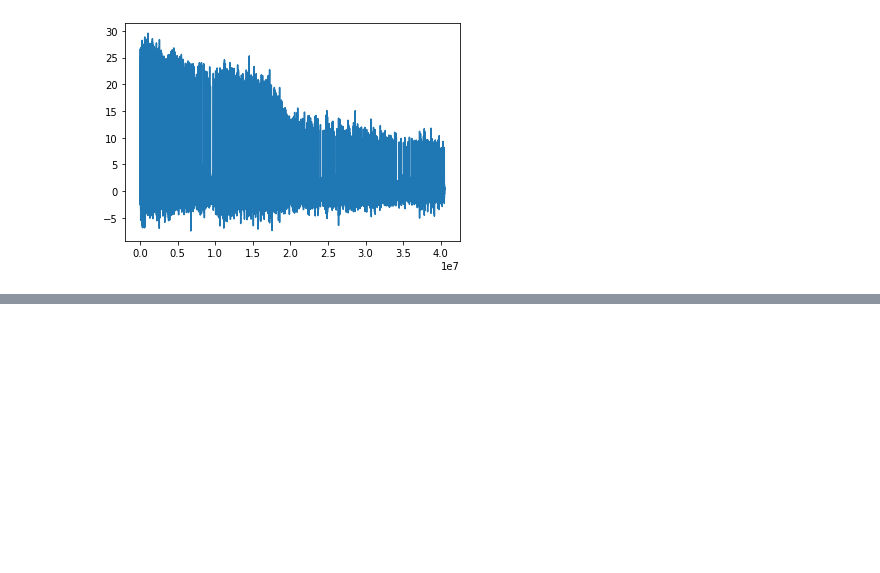
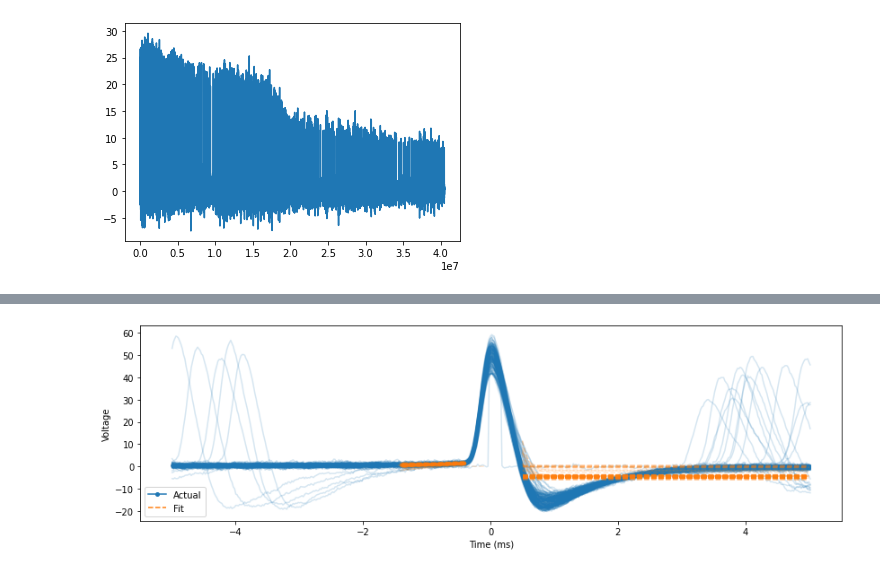
Before and after one commit to voytekresearch/spikewise, a Jupyter notebook: datasets/spe-1_rh/spe-1_rh_c42_IAPvsEAP.ipynb, the cells around one changed output, grey strips where cells are left out. Cells and saved outputs as stored; diff of their text form; code cells hidden in the pictures; blank space fills up the shorter version.

```diff
--- a/datasets/spe-1_rh/spe-1_rh_c42_IAPvsEAP.ipynb
+++ b/datasets/spe-1_rh/spe-1_rh_c42_IAPvsEAP.ipynb
@@ -110,0 +145,13 @@ plt.plot(patch_filt)
+# %%
+#Run spikeparam on inferred EAPs
+
+sp_ex_inf = Spike(thresh_amp=41.5, window_length=(5., 5.), smooth_frac=.01)
+
+#sp.alt(lfp_filt, lfp_fs, compute_alt_features, queue=True,
+ #      param_keys=['stim_mean', 'stim_std'], ref='inflection', window_length=(20, 0))
+
+sp_ex_inf.fit(iap2eap, patch_fs, n_jobs=-1, progress=tqdm)
+# %%
+sp_ex_inf.plot()
+# %% [output]
+[figure, added]
```
Also changed, not shown: parts of 9 cells of this notebook, 4 other files.
